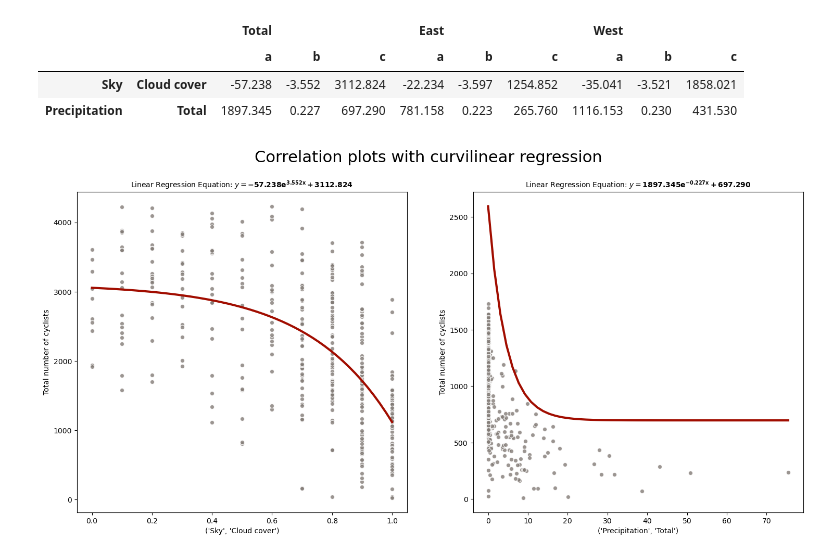
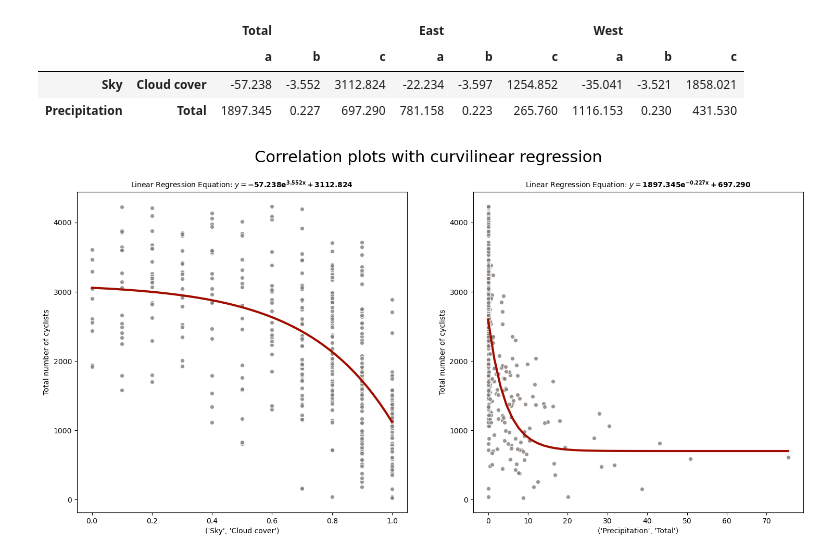
Before and after one commit to kubanskan/AGHCourse-DataAnalysisPython, a Jupyter notebook: Project3-DescriptiveStatisticsPart3/ZZ03_CZ03.ipynb, the cells around one changed output. Saved outputs shown, nothing was run; the diff lists cells and outputs as text; code cells hidden in the pictures.

```diff
--- a/Project3-DescriptiveStatisticsPart3/ZZ03_CZ03.ipynb
+++ b/Project3-DescriptiveStatisticsPart3/ZZ03_CZ03.ipynb
@@ -308,7 +308,7 @@ axes=axes.flatten()
 
 for i in range(len(regression_data_1)):
     par = regression_data_1.iloc[i,0:2]
-    axes[i].scatter(weather_data.iloc[:,i], daily_bike_traffic_data.iloc[:, i%3], c="#827b76", alpha=0.8, edgecolors='w')
+    axes[i].scatter(weather_data.iloc[:,i], daily_bike_traffic_data.iloc[:, 0], c="#827b76", alpha=0.8, edgecolors='w')
     x = np.linspace(weather_data.iloc[:,i].min(), weather_data.iloc[:,i].max())
     axes[i].plot(x, x*par.iloc[0]+par.iloc[1], c="#a10d00", linewidth=3)
     axes[i].set_title(fr"Linear Regression Equation: $y = \bf{{{par.iloc[0]:.3f}}}x + \bf{{{par.iloc[1]:.3f}}}$", fontsize=10)
@@ -390,15 +390,15 @@ assert np.isclose(regression_data_2.loc[("Precipitation", "Total"), ('Total', 'c
 # %%
 # Wykres
 fig, axes = plt.subplots(1, 2, figsize=(18,8))
 fig.suptitle("Correlation plots with curvilinear regression", fontsize=22)
 for i in range(len(regression_data_2)):
     par = regression_data_2.iloc[i,0:3]
-    axes[i].scatter(weather_data.loc[:,regression_data_2.index[i]], daily_bike_traffic_data.iloc[:, i], c="#827b76", alpha=0.8, edgecolors='w')
+    axes[i].scatter(weather_data.loc[:,regression_data_2.index[i]], daily_bike_traffic_data.iloc[:, 0], c="#827b76", alpha=0.8, edgecolors='w')
     axes[i].set_ylabel("Total number of cyclists")
     axes[i].set_xlabel(regression_data_2.index[i])
     axes[i].set_title(fr"Linear Regression Equation: $y = \bf{{ {par.iloc[0]:.3f} }}e^{{\bf{{ {-1*par.iloc[1]:.3f}x }} }}+ \bf{{ {par.iloc[2]:.3f} }}$", fontsize=10)
     x = np.linspace(weather_data.loc[:,regression_data_2.index[i]].min(), weather_data.loc[:,regression_data_2.index[i]].max())
     y = par.iloc[0]*np.exp(-par.iloc[1]*x)+par.iloc[2]
     axes[i].plot(x, y, c="#a10d00", linewidth=3)
 # %% [output]
-[figure, old version]
+[figure, new version]
```
Also changed, not shown: parts of 1 cell of this notebook, 1 other file.
